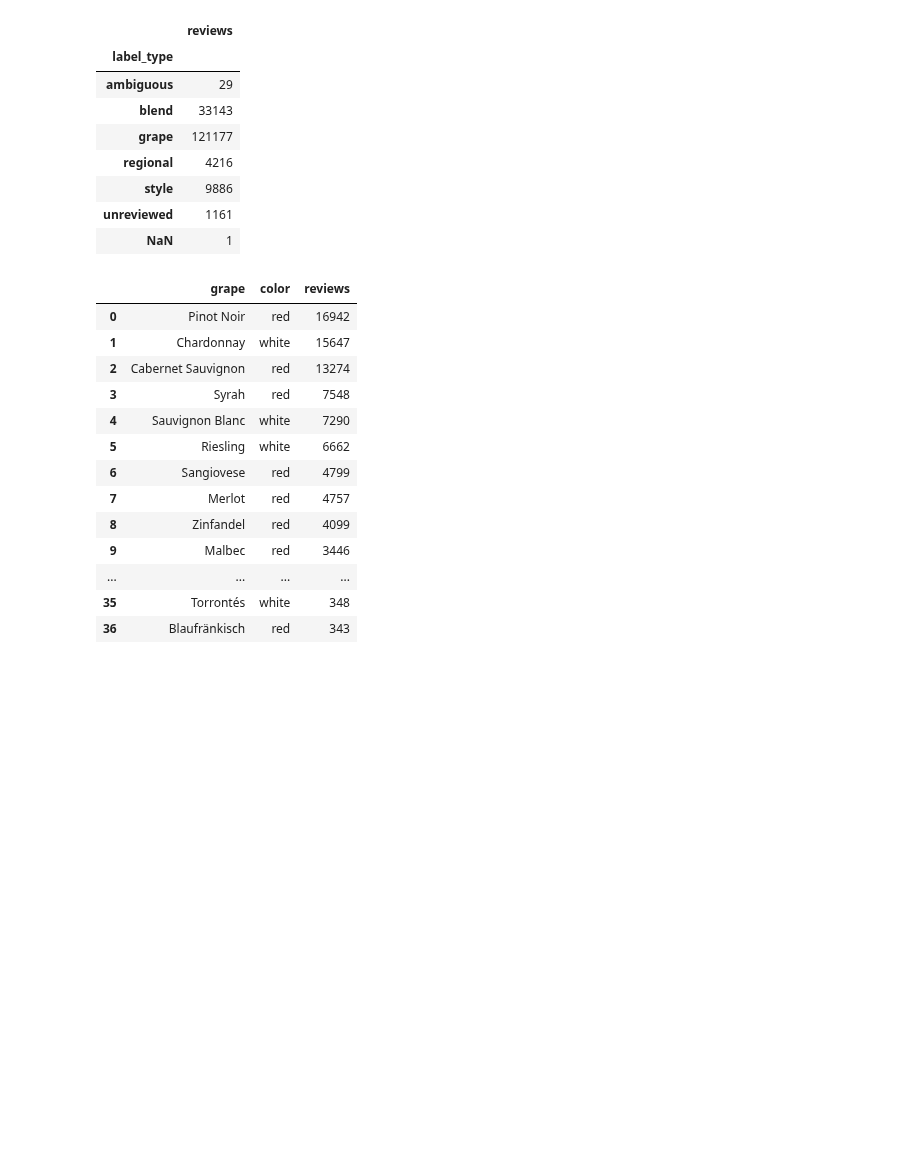
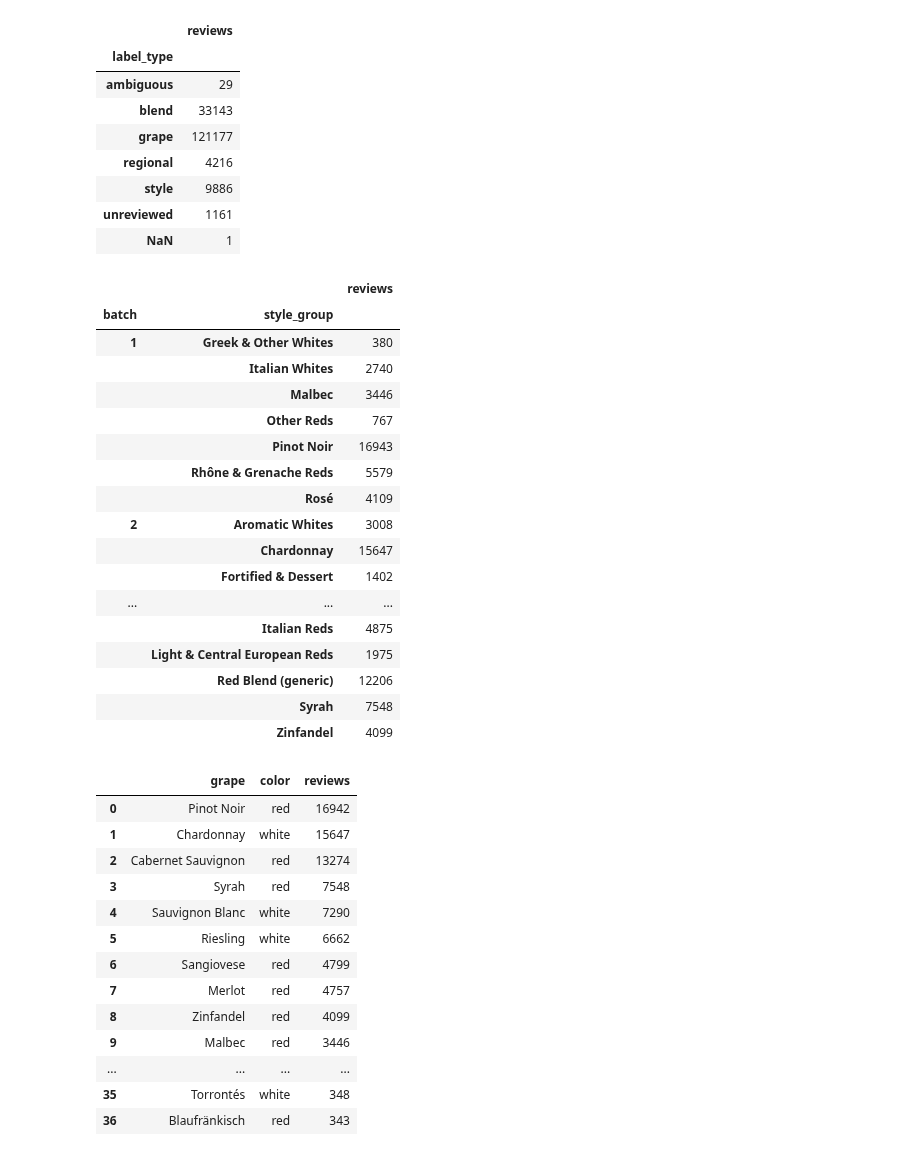
Before and after one commit to OwenLoughery/Project3-Wine_Reviews, a Jupyter notebook: dataset_cleaning.ipynb, the cells around one changed output. Drawn from its saved outputs; the diff is of its cells as text; code cells hidden in the pictures; blank space fills up the shorter version.

```diff
--- a/dataset_cleaning.ipynb
+++ b/dataset_cleaning.ipynb
@@ -114,6 +120,39 @@ reviews.groupby('label_type', dropna=False).size().rename('reviews').to_frame()
 | style | 9886 |
 | unreviewed | 1161 |
 | NaN | 1 |
+# %%
+# The team's style groups, kept so batch EDA lines up with this file.
+style_map = (
+    pd.read_csv('wine_style_groups_final.csv')
+    .assign(variety=lambda d: d['varieties'].str.split(';'))
+    .explode('variety')
+    .assign(variety=lambda d: d['variety'].str.strip())
+    [['variety', 'style_group', 'batch']]
+)
+assert not style_map['variety'].duplicated().any(), 'a variety is listed in two style groups'
+
+reviews = reviews.merge(style_map, on='variety', how='left')
+reviews['batch'] = reviews['batch'].astype('Int64')
+reviews.groupby(['batch', 'style_group']).size().rename('reviews').to_frame()
+# %% [output]
+|  |  | reviews |
+| batch | style_group |  |
+| 1 | Greek & Other Whites | 380 |
+|  | Italian Whites | 2740 |
+|  | Malbec | 3446 |
+|  | Other Reds | 767 |
+|  | Pinot Noir | 16943 |
+|  | Rhône & Grenache Reds | 5579 |
+|  | Rosé | 4109 |
+| 2 | Aromatic Whites | 3008 |
+|  | Chardonnay | 15647 |
+|  | Fortified & Dessert | 1402 |
+| ... | ... | ... |
+|  | Italian Reds | 4875 |
+|  | Light & Central European Reds | 1975 |
+|  | Red Blend (generic) | 12206 |
+|  | Syrah | 7548 |
+|  | Zinfandel | 4099 |
 # %%
 # Reviews per canonical grape (before any minimum-size cut).
 grape_counts = (
```
Also changed, not shown: parts of 5 cells of this notebook, 1 other file.
